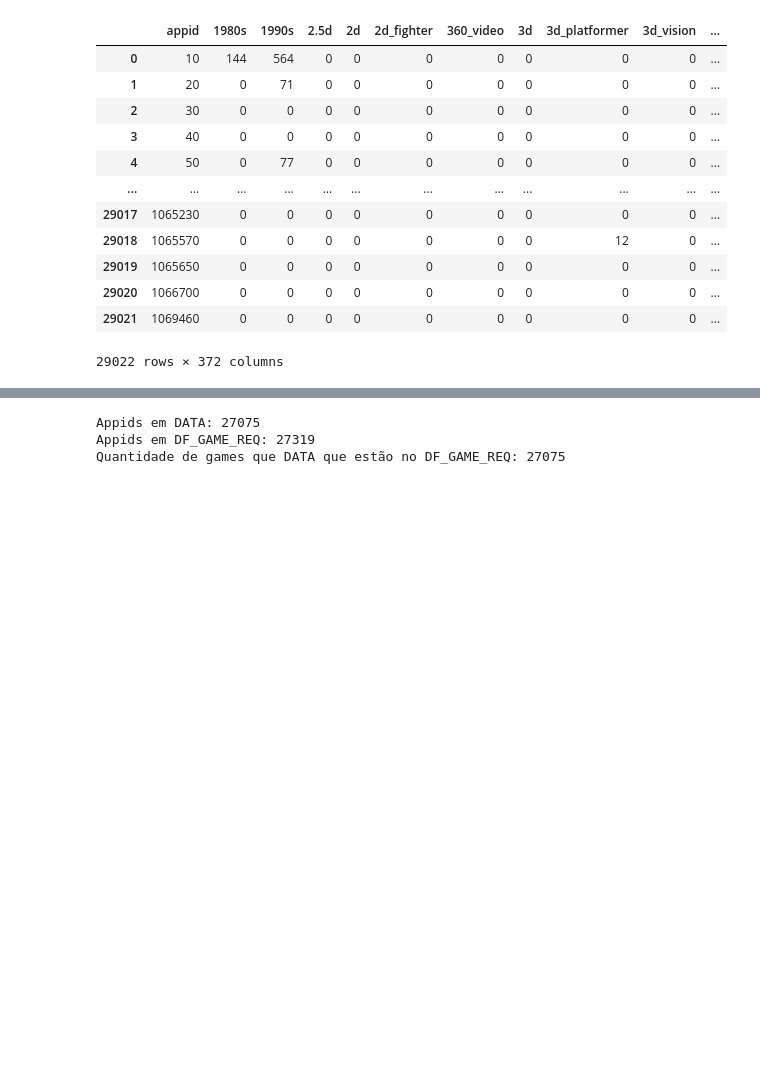
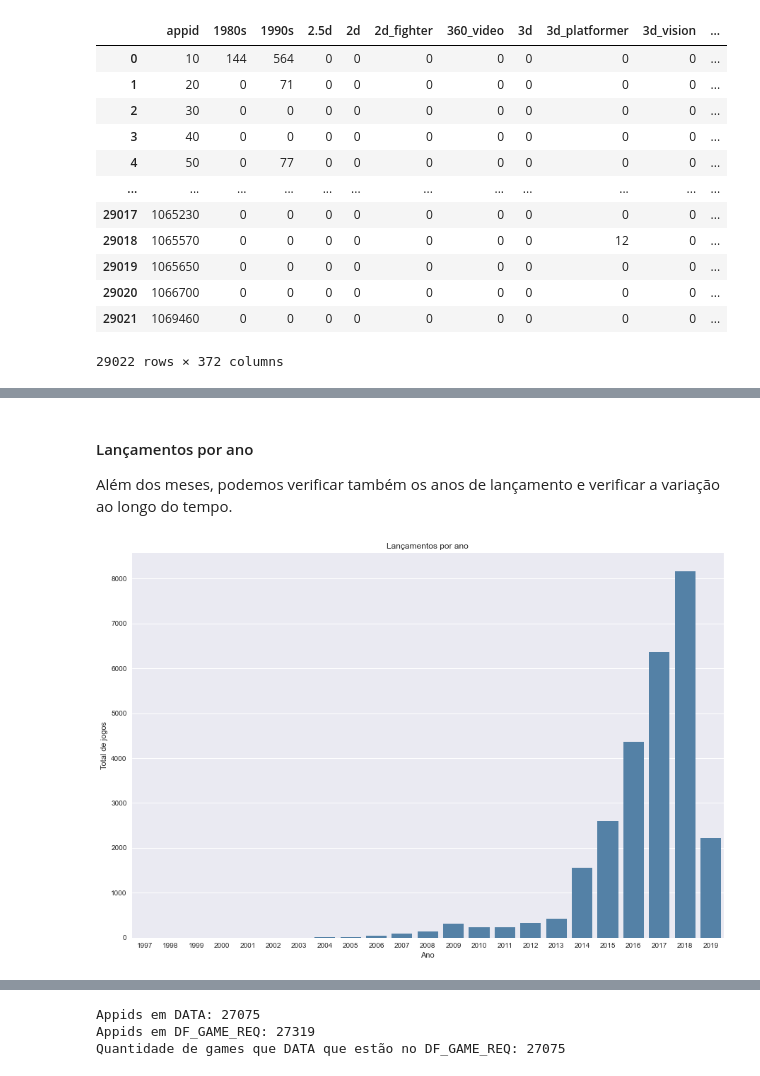
Before and after one commit to nickfsoares/Data_mining, a Jupyter notebook: 1_SteamStoreGames/SteamStoreGames.ipynb, the cells around one changed output, grey strips where cells are left out. Drawn from its saved outputs; the diff is of its cells as text; code cells hidden in the pictures; blank space fills up the shorter version.

```diff
--- a/1_SteamStoreGames/SteamStoreGames.ipynb
+++ b/1_SteamStoreGames/SteamStoreGames.ipynb
@@ -72,0 +131,16 @@ Index(['appid', '1980s', '1990s', '2.5d', '2d', '2d_fighter', '360_video',
+# %% [markdown]
+#### Lançamentos por ano
+Além dos meses, podemos verificar também os anos de lançamento e verificar a variação ao longo do tempo.
+# %%
+by_year = games.groupby(games.release_date.dt.year.rename('release_year'))\
+    .agg('count').appid.rename('count')
+
+plt.figure(figsize=(15,10))
+
+sns.barplot(y=by_year, x=by_year.index, color='SteelBlue')
+plt.title('Lançamentos por ano')
+plt.xlabel('Ano')
+plt.ylabel('Total de jogos')
+plt.show()
+# %% [output]
+[figure, added]
```
Also changed, not shown: parts of 96 cells of this notebook.
